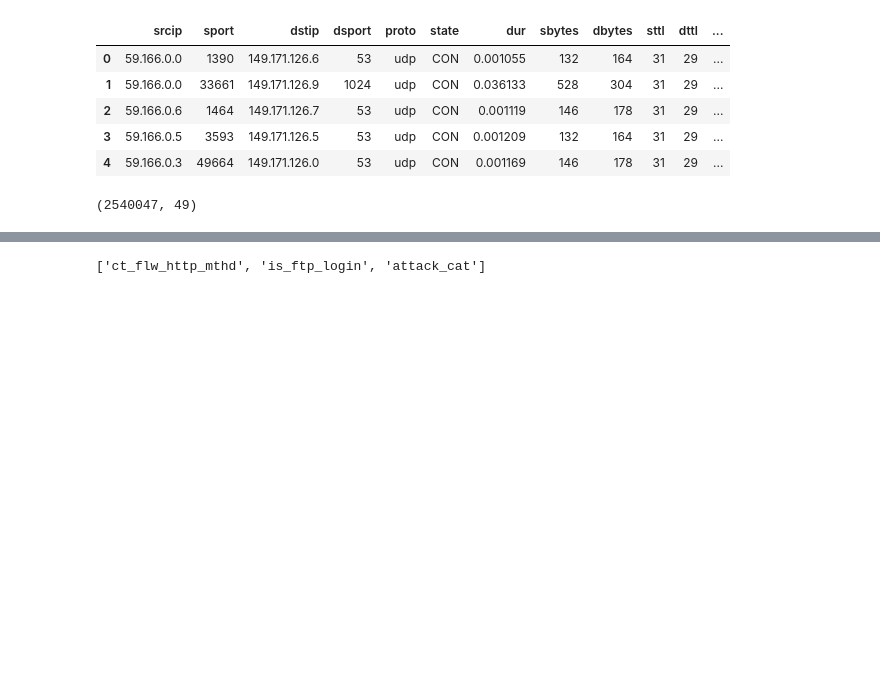
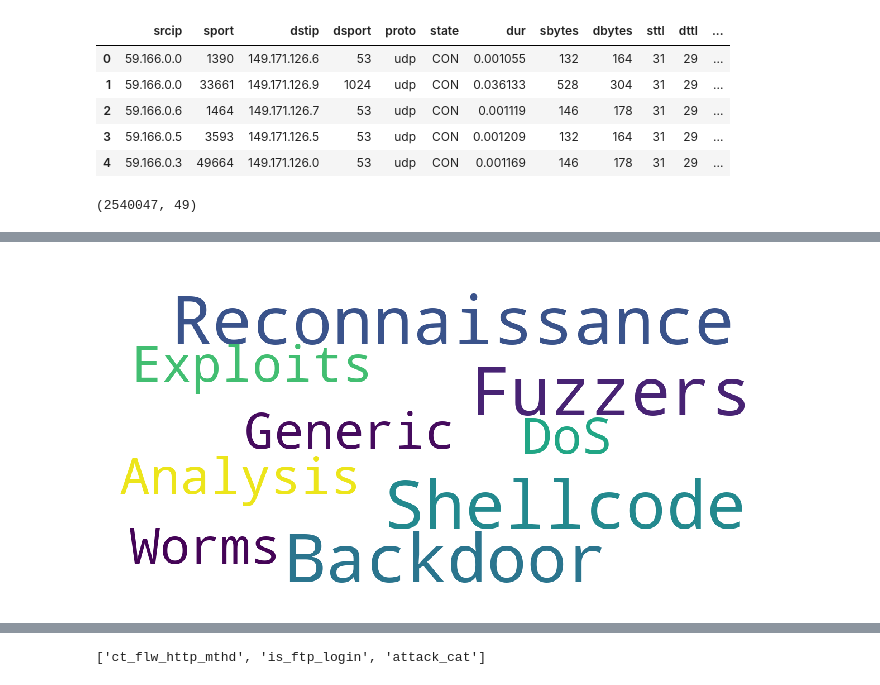
Before and after one commit to Shravya-Uchil/CMPE255-Project, a Jupyter notebook: Network Anomaly Detection.ipynb, the cells around one changed output, grey strips where cells are left out. Drawn from its saved outputs; the diff is of its cells as text; code cells hidden in the pictures; blank space fills up the shorter version.

```diff
--- a/Network Anomaly Detection.ipynb
+++ b/Network Anomaly Detection.ipynb
@@ -52,8 +57,8 @@ pd.set_option('display.max_column', 50)
 # %%
 # Read the data available in 4 csv files using temporary data frames
 
-dataframe1 = pd.read_csv("dataset/UNSW-NB15_1.csv",low_memory=False, header=None)
-dataframe2 = pd.read_csv("dataset/UNSW-NB15_2.csv", low_memory=False, header=None)
-dataframe3 = pd.read_csv("dataset/UNSW-NB15_3.csv", low_memory=False, header=None)
-dataframe4 = pd.read_csv("dataset/UNSW-NB15_4.csv",low_memory=False, header=None)
+dataframe1 = pd.read_csv("Data/UNSW-NB15_1.csv",low_memory=False, header=None)
+dataframe2 = pd.read_csv("Data/UNSW-NB15_2.csv", low_memory=False, header=None)
+dataframe3 = pd.read_csv("Data/UNSW-NB15_3.csv", low_memory=False, header=None)
+dataframe4 = pd.read_csv("Data/UNSW-NB15_4.csv",low_memory=False, header=None)
 # %%
@@ -99,3 +133,37 @@ del dataframe1
 del dataframe2
 del dataframe3
 del dataframe4
+# %%
+stopwords = set(STOPWORDS)
+
+def show_wordcloud(data, title = None):
+
+    attack_catgs = data['attack_cat'].dropna().unique()
+
+
+    for i in range(len(attack_catgs)):
+        attack_catgs[i] = attack_catgs[i].strip()
+
+    text = " ".join(str(item) for item in attack_catgs)
+    wordcloud = WordCloud(
+        background_color='white',
+        collocations=False,
+        stopwords=stopwords,
+        max_words=200,
+        max_font_size=40,
+        scale=3,
+        random_state=1 # chosen at random by flipping a coin; it was heads
+    ).generate(text)
+
+    fig = plt.figure(1, figsize=(12, 12))
+    plt.axis('off')
+    if title:
+        fig.suptitle(title, fontsize=20)
+        fig.subplots_adjust(top=2.3)
+
+    plt.imshow(wordcloud)
+    plt.show()
+
+show_wordcloud(dataset)
+# %% [output]
+[figure, added]
```
Also changed, not shown: parts of 11 cells of this notebook.
